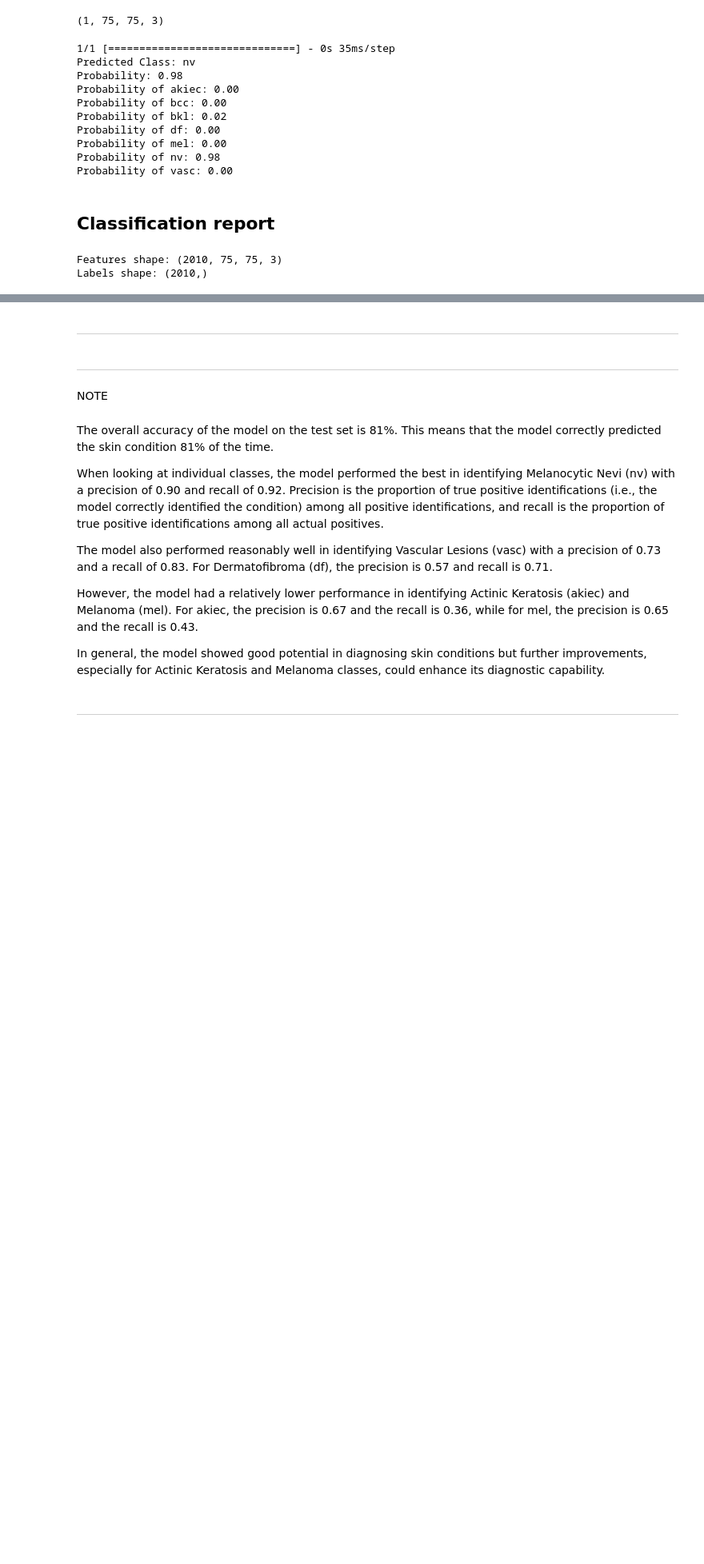
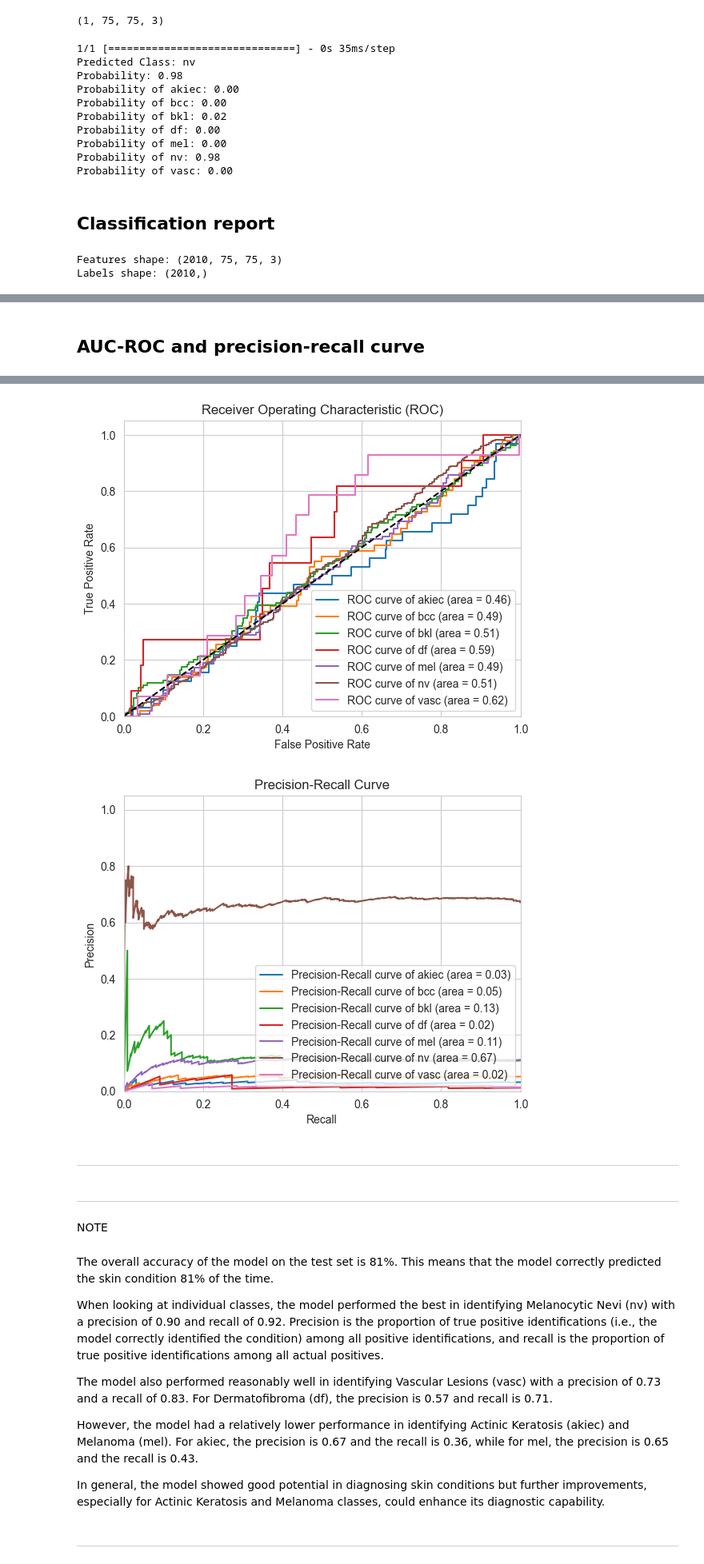
Before and after one commit to dlhamilton/AI-DermDiagnosis, a Jupyter notebook: jupyter_notebooks/3_ModellingAndEvaluating_V5.ipynb, the cells around one changed output, grey strips where cells are left out. Shown at 80% size. Cells and saved outputs as stored; diff of their text form; code cells hidden in the pictures; blank space fills up the shorter version.

```diff
--- a/jupyter_notebooks/3_ModellingAndEvaluating_V5.ipynb
+++ b/jupyter_notebooks/3_ModellingAndEvaluating_V5.ipynb
@@ -611,3 +621,71 @@ print(classification_report(y_true, y_pred_labels, target_names=unique_class_nam
     accuracy                           0.81      2010
    macro avg       0.66      0.66      0.65      2010
 weighted avg       0.80      0.81      0.80      2010
+# %% [markdown]
+## AUC-ROC and precision-recall curve
+# %%
+import numpy as np
+from sklearn.metrics import roc_curve, auc, precision_recall_curve, average_precision_score
+import matplotlib.pyplot as plt
+from sklearn.preprocessing import label_binarize
+from tensorflow.keras.models import load_model
+import os
+
+model = load_model(f'{file_path}/lesion_classifier_model.h5')
+
+# Make predictions using the test dataset
+predictions = model.predict(df_val.map(lambda x, y: x))
+
+# Get the true labels
+y_true = np.concatenate([y for _, y in df_val], axis=0)
+
+# Binarize the labels
+y_true_binarized = label_binarize(y_true, classes=range(len(class_names)))
+
+# Compute ROC curve and AUC for each class
+fpr = dict()
+tpr = dict()
+roc_auc = dict()
+
+n_classes = len(class_names)
+
+for i in range(n_classes):
+    fpr[i], tpr[i], _ = roc_curve(y_true_binarized[:, i], predictions[:, i])
+    roc_auc[i] = auc(fpr[i], tpr[i])
+
+# Plot ROC curves
+plt.figure()
+for i, class_name in enumerate(class_names):
+    plt.plot(fpr[i], tpr[i], label=f'ROC curve of {class_name} (area = {roc_auc[i]:.2f})')
+plt.plot([0, 1], [0, 1], 'k--')
+plt.xlim([0.0, 1.0])
+plt.ylim([0.0, 1.05])
+plt.xlabel('False Positive Rate')
+plt.ylabel('True Positive Rate')
+plt.title('Receiver Operating Characteristic (ROC)')
+plt.legend(loc="lower right")
+plt.savefig(f'{file_path}/roc_curves.png')
+plt.show()
+
+# Compute Precision-Recall curve and average precision for each class
+precision = dict()
+recall = dict()
+average_precision = dict()
+
+for i in range(n_classes):
+    precision[i], recall[i], _ = precision_recall_curve(y_true_binarized[:, i], predictions[:, i])
+    average_precision[i] = average_precision_score(y_true_binarized[:, i], predictions[:, i])
+
+# Plot Precision-Recall curves
+plt.figure()
+for i, class_name in enumerate(class_names):
+    plt.plot(recall[i], precision[i], label=f'Precision-Recall curve of {class_name} (area = {average_precision[i]:.2f})')
+plt.xlim([0.0, 1.0])
+plt.ylim([0.0, 1.05])
+plt.xlabel('Recall')
+plt.ylabel('Precision')
+plt.title('Precision-Recall Curve')
+plt.legend(loc="lower right")
+plt.savefig(f'{file_path}/precision_recall_curves.png')
+plt.show()
+# %% [output]
@@ -614,3 +697,5 @@ weighted avg       0.80      0.81      0.80      2010
+[figure, added]
+[figure, added]
 # %% [markdown]
 ---
 # %% [markdown]
```
Also changed, not shown: parts of 2 cells of this notebook, 5 other files.
